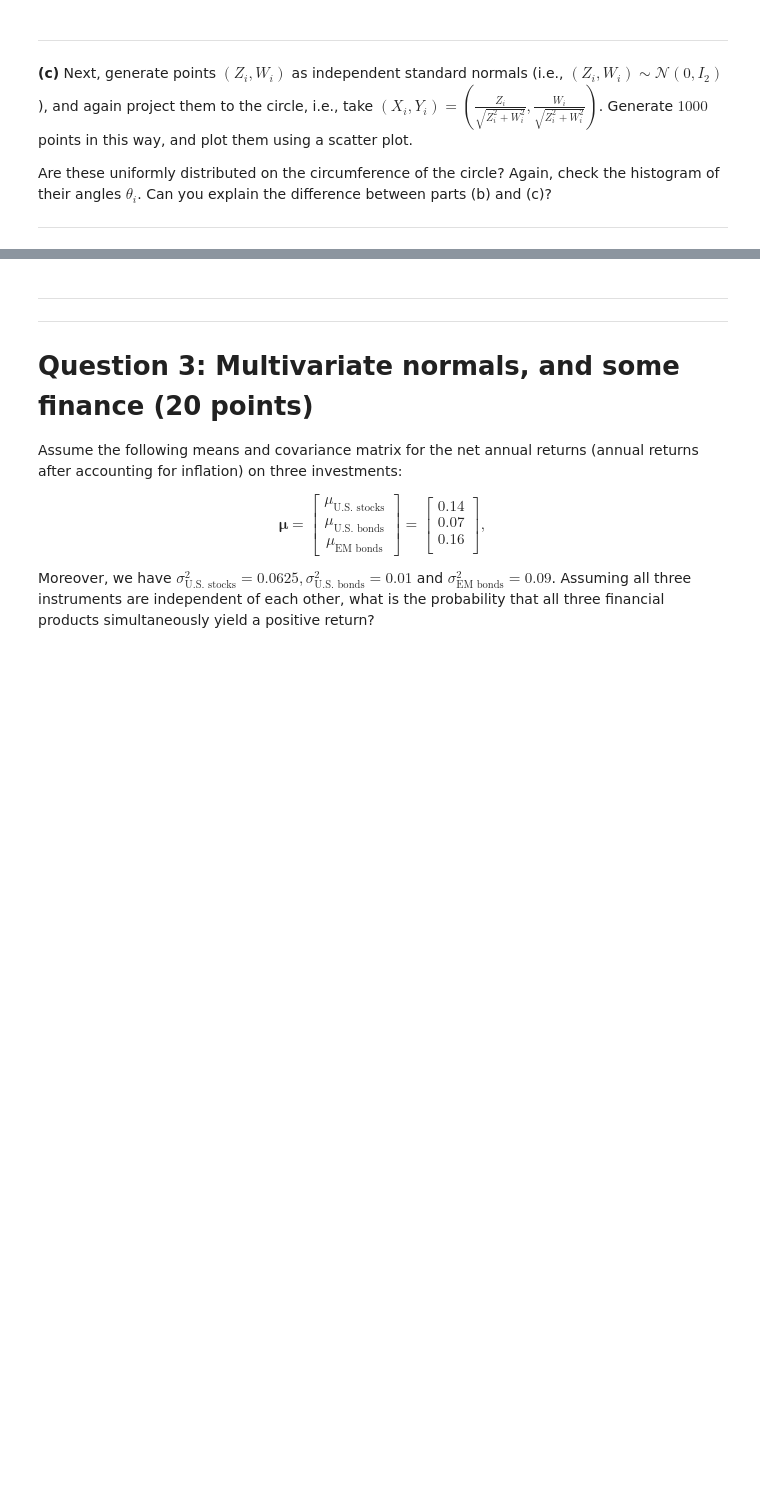
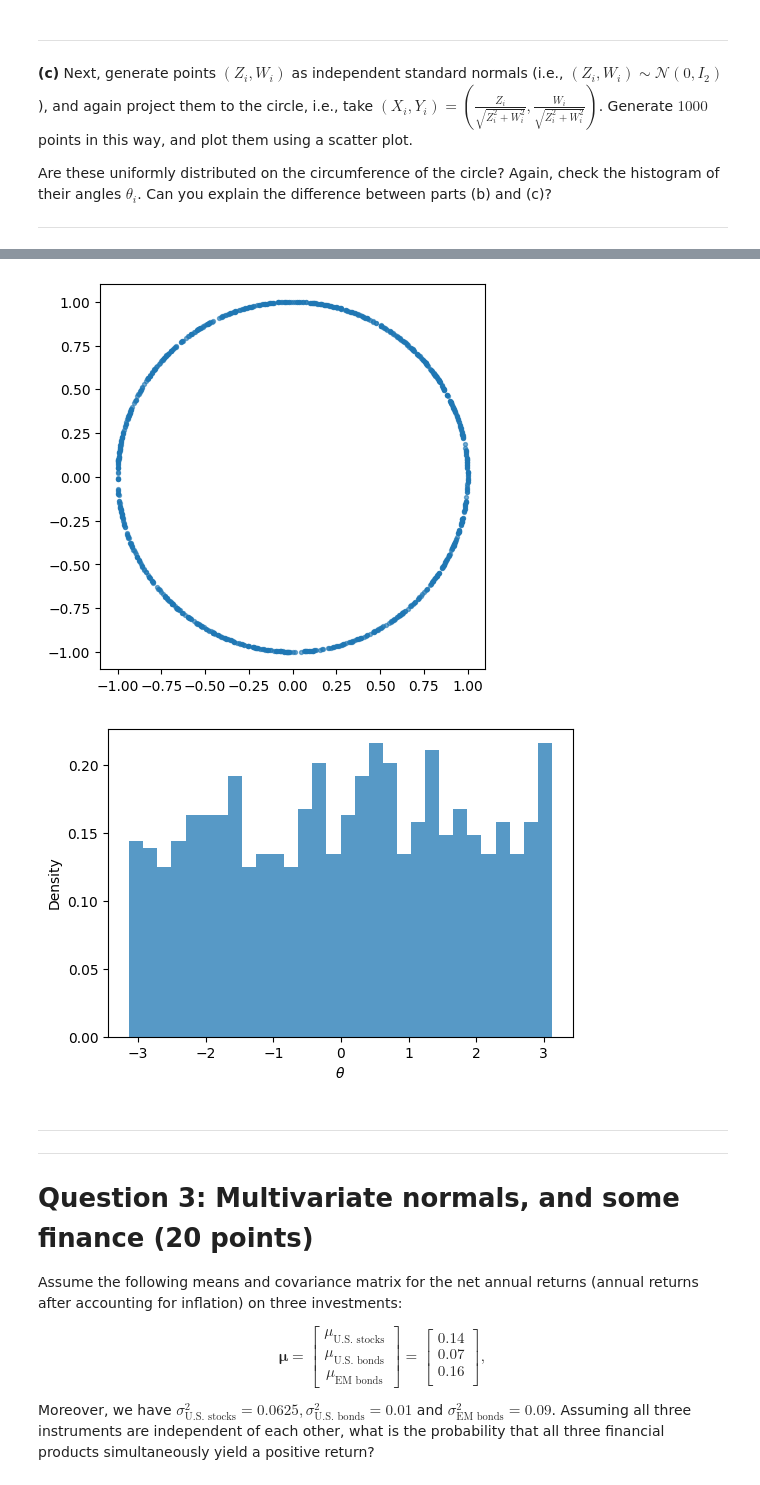
Before and after one commit to NBQian/ORIE-5581, a Jupyter notebook: HW4.ipynb, the cells around one changed output, grey strips where cells are left out. Saved outputs shown, nothing was run; the diff lists cells and outputs as text; code cells hidden in the pictures; blank space fills up the shorter version.

```diff
--- a/HW4.ipynb
+++ b/HW4.ipynb
@@ -103,3 +305,25 @@ Are these uniformly distributed on the circumference of the circle? Again, check
+# %%
+n = 1000
+Z = np.random.normal(size=n)
+W = np.random.normal(size=n)
+R = np.sqrt(Z**2 + W**2)
+X = Z / R
+Y = W / R
+
+plt.figure(figsize=(5,5))
+plt.scatter(X, Y, s=8, alpha=0.6)
+ax = plt.gca()
+ax.set_aspect('equal')
+theta = np.arctan2(Y, X)
+
+plt.figure(figsize=(6,4))
+plt.hist(theta, bins=30, density=True, alpha=0.75)
+plt.xlabel(r"$\theta$")
+plt.ylabel("Density")
+plt.show()
+# %% [output]
+[figure, added]
+[figure, added]
 # %% [markdown]
 <hr><hr>
 
```
Also changed, not shown: parts of 29 cells of this notebook.
